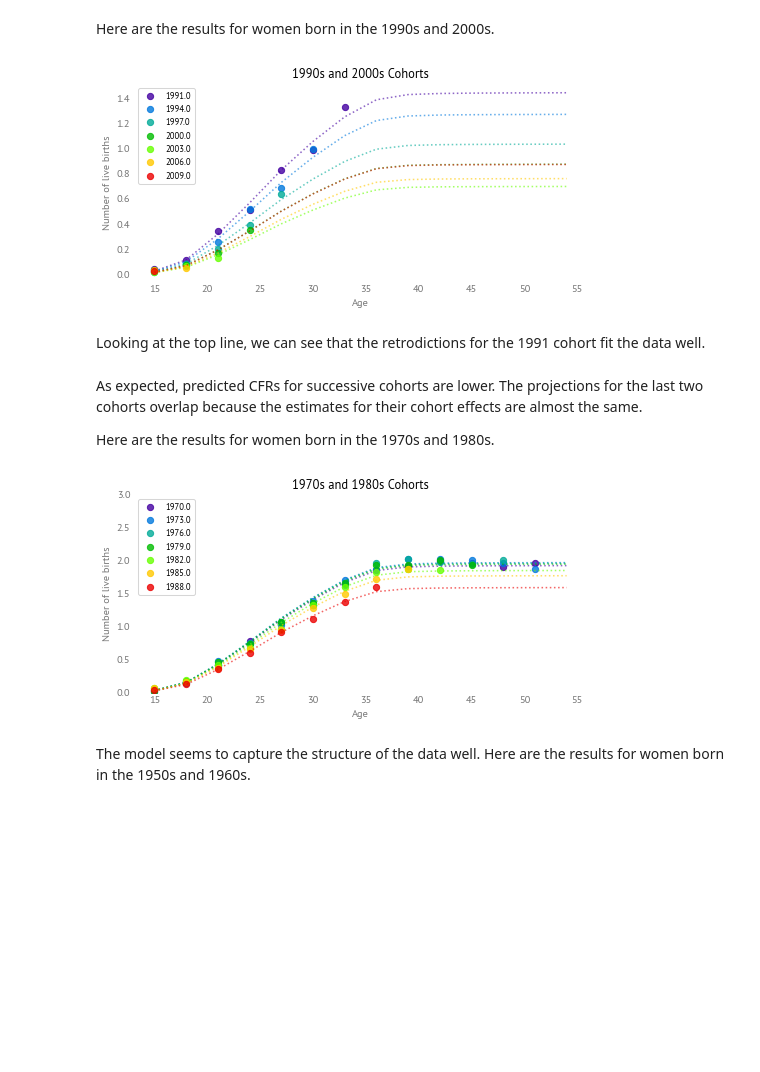
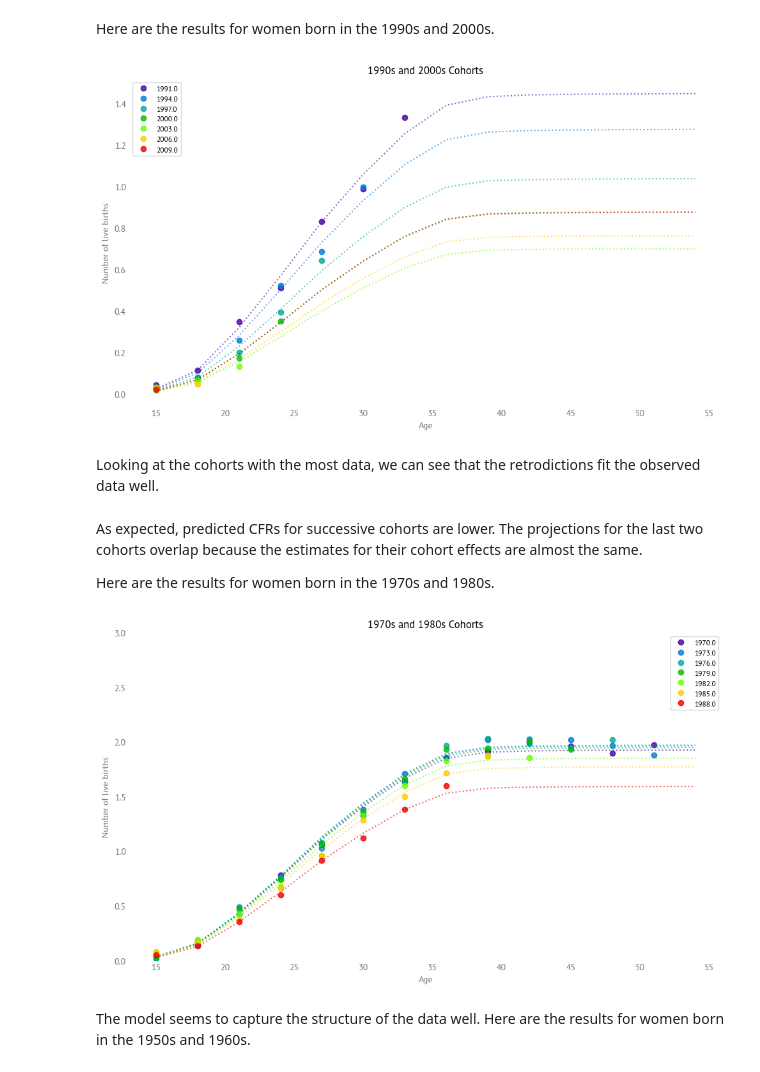
Before and after one commit to AllenDowney/BayesFertility, a Jupyter notebook: notebooks/fertility_cps3.ipynb, the cells around one changed output. Cells and saved outputs as stored; diff of their text form; code cells hidden in the pictures; blank space fills up the shorter version.

```diff
--- a/notebooks/fertility_cps3.ipynb
+++ b/notebooks/fertility_cps3.ipynb
@@ -37,7 +62,3 @@ import os
-# %%
-# Make the figures smaller to save some screen real estate.
-plt.rcParams["figure.dpi"] = 75
-plt.rcParams["figure.figsize"] = [6.75, 3.5]
 # %% [markdown]
 ## Load Preprocessed Data
 
@@ -401,12 +676,15 @@ def plot_cohorts(mean_parity_df, start, end):
 Here are the results for women born in the 1990s and 2000s.
 # %%
 mean_parity_df = sum_df / count_df
+
+plt.figure(figsize=(10, 6))
 plot_cohorts(mean_parity_df, -7, None)
 decorate(ylabel="Number of live births", title="1990s and 2000s Cohorts")
+plt.savefig('../jb/figs/cohorts_1990s_2000s.png', dpi=150, bbox_inches='tight')
 # %% [output]
-[figure, old version]
+[figure, new version]
 # %% [markdown]
-Looking at the top line, we can see that the retrodictions for the 1991 cohort fit the data well.
+Looking at the cohorts with the most data, we can see that the retrodictions fit the observed data well.
 # %%
 # Example: Check parity at age 33 and predicted CFR
 # mean_parity_df.loc[1991, 33], mean_cumulative_rate.loc[1991, cfr_age]
@@ -416,10 +694,12 @@ The projections for the last two cohorts overlap because the estimates for their
 
 Here are the results for women born in the 1970s and 1980s.
 # %%
+plt.figure(figsize=(10, 6))
 plot_cohorts(mean_parity_df, -14, -7)
 decorate(ylim=[0, 3], ylabel="Number of live births", title="1970s and 1980s Cohorts")
+plt.savefig('../jb/figs/cohorts_1970s_1980s.png', dpi=150, bbox_inches='tight')
 # %% [output]
-[figure, old version]
+[figure, new version]
 # %% [markdown]
 The model seems to capture the structure of the data well.
 Here are the results for women born in the 1950s and 1960s.
```
Also changed, not shown: parts of 32 cells of this notebook, 9 other files.
